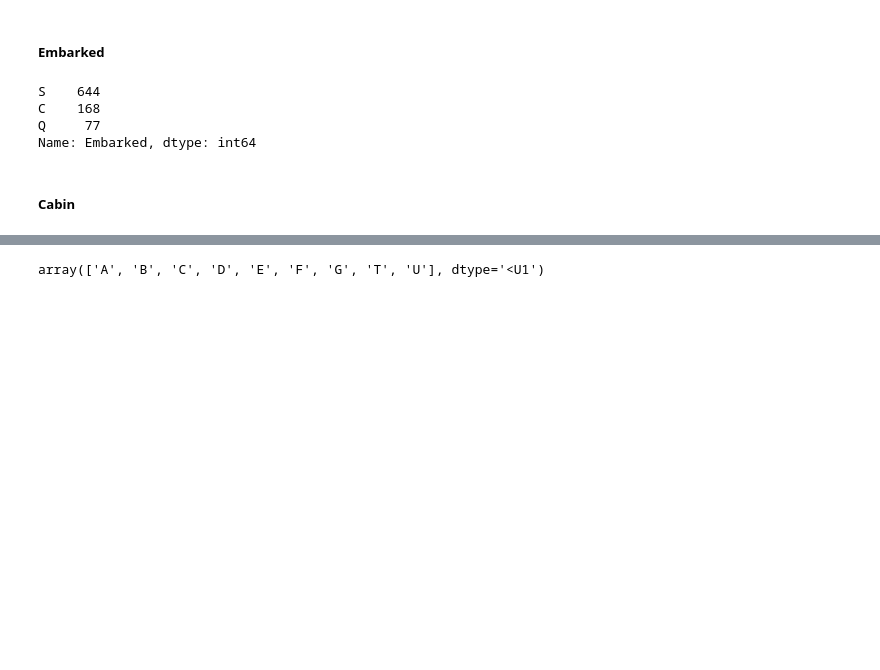
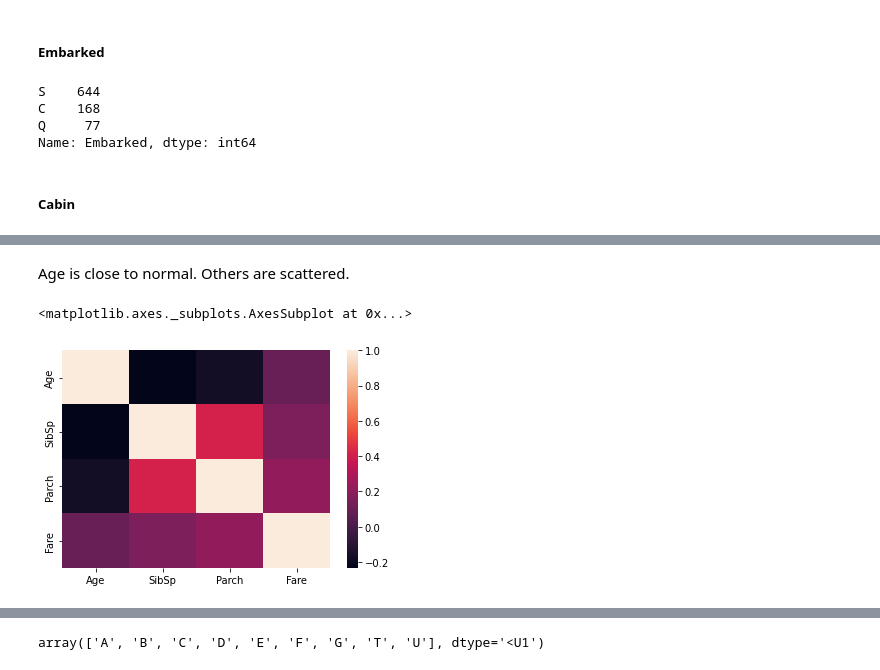
Before and after one commit to techakilan/python-datascience-training, a Jupyter notebook: PythonBasicDataAnalysis.ipynb, the cells around one changed output, grey strips where cells are left out. Cells and saved outputs as stored; diff of their text form; code cells hidden in the pictures; blank space fills up the shorter version.

```diff
--- a/PythonBasicDataAnalysis.ipynb
+++ b/PythonBasicDataAnalysis.ipynb
@@ -150,0 +164,7 @@ dtype: float64
+# %% [markdown]
+Age is close to normal. Others are scattered.
+# %%
+sns.heatmap(train_df_num.corr())
+# %% [output]
+<matplotlib.axes._subplots.AxesSubplot at 0x...>
+[figure, added]
```
Also changed, not shown: parts of 12 cells of this notebook.
